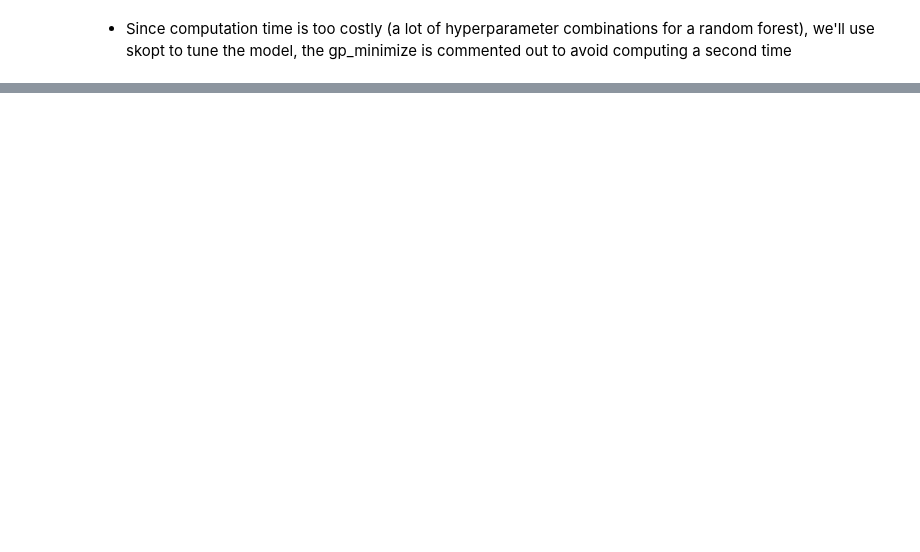
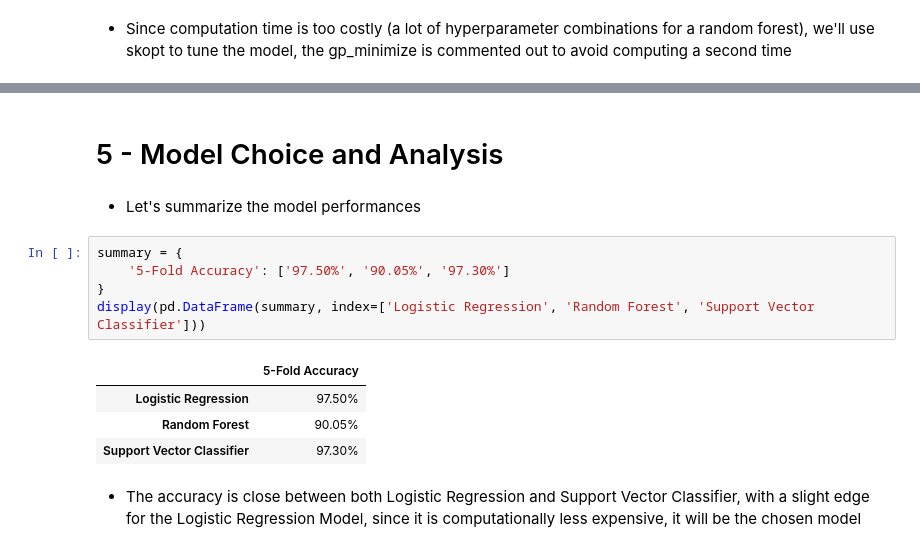
Before and after one commit to MrAnasAbid/MobilPrix, a Jupyter notebook: src/bayesian_opt.ipynb, the cells around one changed output, grey strips where cells are left out. Cells and saved outputs as stored; diff of their text form; blank space fills up the shorter version.

```diff
--- a/src/bayesian_opt.ipynb
+++ b/src/bayesian_opt.ipynb
@@ -861,0 +879,16 @@ AttributeError: 'Pipeline' object has no attribute 'X'
+# %% [markdown]
+# 5 - Model Choice and Analysis
+# %% [markdown]
+- Let's summarize the model performances
+# %%
+summary = {
+    '5-Fold Accuracy': ['97.50%', '90.05%', '97.30%']
+}
+display(pd.DataFrame(summary, index=['Logistic Regression', 'Random Forest', 'Support Vector Classifier']))
+# %% [output]
+|  | 5-Fold Accuracy |
+| Logistic Regression | 97.50% |
+| Random Forest | 90.05% |
+| Support Vector Classifier | 97.30% |
+# %% [markdown]
+- The accuracy is close between both Logistic Regression and Support Vector Classifier, with a slight edge for the Logistic Regression Model, since it is computationally less expensive, it will be the chosen model
```
Also changed, not shown: parts of 50 cells of this notebook.
